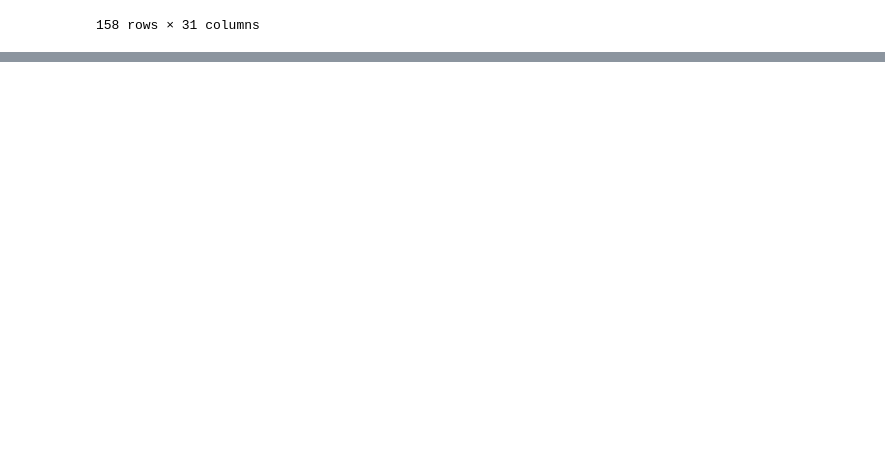
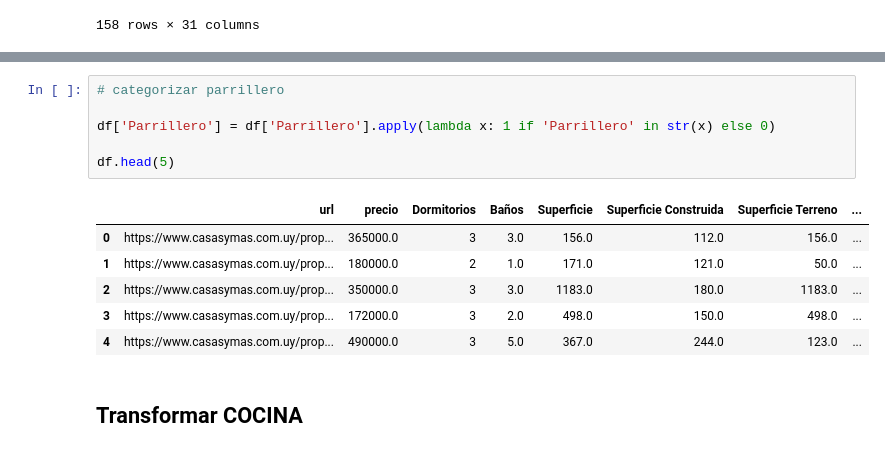
Before and after one commit to feliperenom/tesis-mcd-inm, a Jupyter notebook: src/codes/eda.ipynb, the cells around one changed output, grey strips where cells are left out. Drawn from its saved outputs; the diff is of its cells as text; blank space fills up the shorter version.

```diff
--- a/src/codes/eda.ipynb
+++ b/src/codes/eda.ipynb
@@ -221,0 +261,15 @@ df.to_csv("casas_df_semi_clean.csv", index=False)
+# %%
+# categorizar parrillero
+
+df['Parrillero'] = df['Parrillero'].apply(lambda x: 1 if 'Parrillero' in str(x) else 0)
+
+df.head(5)
+# %% [output]
+|  | url | precio | Dormitorios | Baños | Superficie | Superficie Construida | Superficie Terreno | ... |
+| 0 | https://www.casasymas.com.uy/prop... | 365000.0 | 3 | 3.0 | 156.0 | 112.0 | 156.0 | ... |
+| 1 | https://www.casasymas.com.uy/prop... | 180000.0 | 2 | 1.0 | 171.0 | 121.0 | 50.0 | ... |
+| 2 | https://www.casasymas.com.uy/prop... | 350000.0 | 3 | 3.0 | 1183.0 | 180.0 | 1183.0 | ... |
+| 3 | https://www.casasymas.com.uy/prop... | 172000.0 | 3 | 2.0 | 498.0 | 150.0 | 498.0 | ... |
+| 4 | https://www.casasymas.com.uy/prop... | 490000.0 | 3 | 5.0 | 367.0 | 244.0 | 123.0 | ... |
+# %% [markdown]
+## Transformar COCINA
```
Also changed, not shown: parts of 24 cells of this notebook, 5 other files.
